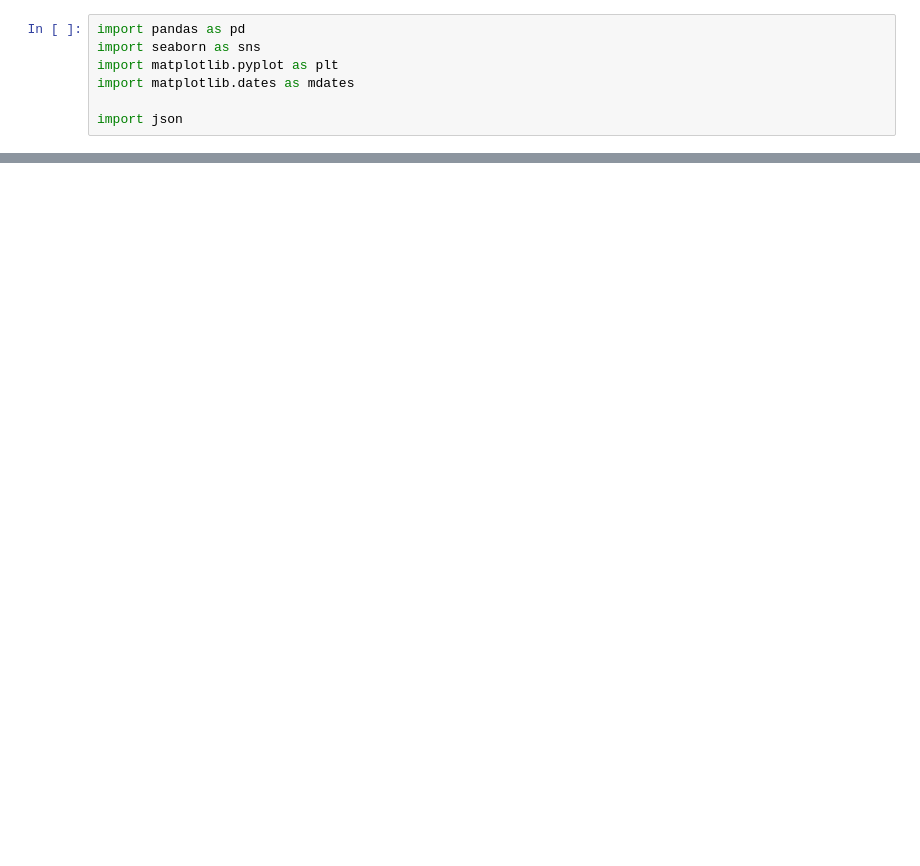
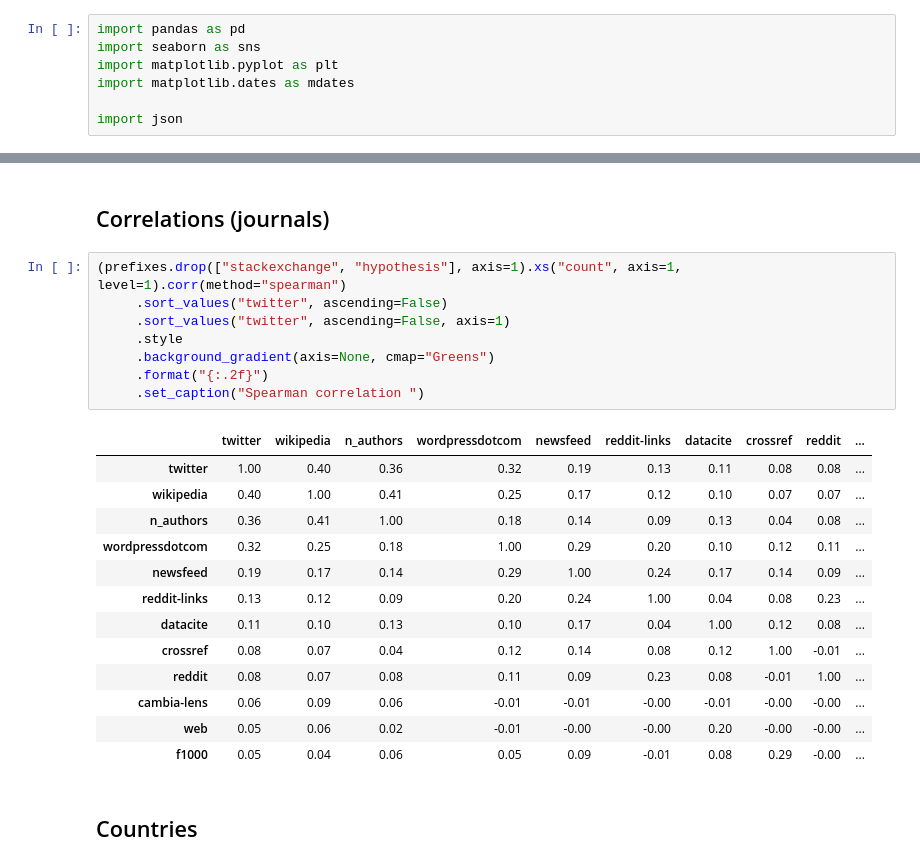
Before and after one commit to ScholCommLab/paperbuzz_analysis, a Jupyter notebook: analyse_paperbuzz.ipynb, the cells around one changed output, grey strips where cells are left out. Drawn from its saved outputs; the diff is of its cells as text; blank space fills up the shorter version.

```diff
--- a/analyse_paperbuzz.ipynb
+++ b/analyse_paperbuzz.ipynb
@@ -86,0 +119,26 @@ len(df2[df2['coverage'] == 0])/len(df2)
+# %% [markdown]
+## Correlations (journals)
+# %%
+(prefixes.drop(["stackexchange", "hypothesis"], axis=1).xs("count", axis=1, level=1).corr(method="spearman")
+     .sort_values("twitter", ascending=False)
+     .sort_values("twitter", ascending=False, axis=1)
+     .style
+     .background_gradient(axis=None, cmap="Greens")
+     .format("{:.2f}")
+     .set_caption("Spearman correlation ")
+# %% [output]
+|  | twitter | wikipedia | n_authors | wordpressdotcom | newsfeed | reddit-links | datacite | crossref | reddit | ... |
+| twitter | 1.00 | 0.40 | 0.36 | 0.32 | 0.19 | 0.13 | 0.11 | 0.08 | 0.08 | ... |
+| wikipedia | 0.40 | 1.00 | 0.41 | 0.25 | 0.17 | 0.12 | 0.10 | 0.07 | 0.07 | ... |
+| n_authors | 0.36 | 0.41 | 1.00 | 0.18 | 0.14 | 0.09 | 0.13 | 0.04 | 0.08 | ... |
+| wordpressdotcom | 0.32 | 0.25 | 0.18 | 1.00 | 0.29 | 0.20 | 0.10 | 0.12 | 0.11 | ... |
+| newsfeed | 0.19 | 0.17 | 0.14 | 0.29 | 1.00 | 0.24 | 0.17 | 0.14 | 0.09 | ... |
+| reddit-links | 0.13 | 0.12 | 0.09 | 0.20 | 0.24 | 1.00 | 0.04 | 0.08 | 0.23 | ... |
+| datacite | 0.11 | 0.10 | 0.13 | 0.10 | 0.17 | 0.04 | 1.00 | 0.12 | 0.08 | ... |
+| crossref | 0.08 | 0.07 | 0.04 | 0.12 | 0.14 | 0.08 | 0.12 | 1.00 | -0.01 | ... |
+| reddit | 0.08 | 0.07 | 0.08 | 0.11 | 0.09 | 0.23 | 0.08 | -0.01 | 1.00 | ... |
+| cambia-lens | 0.06 | 0.09 | 0.06 | -0.01 | -0.01 | -0.00 | -0.01 | -0.00 | -0.00 | ... |
+| web | 0.05 | 0.06 | 0.02 | -0.01 | -0.00 | -0.00 | 0.20 | -0.00 | -0.00 | ... |
+| f1000 | 0.05 | 0.04 | 0.06 | 0.05 | 0.09 | -0.01 | 0.08 | 0.29 | -0.00 | ... |
+# %% [markdown]
+## Countries
```
Also changed, not shown: parts of 15 cells of this notebook, 7 other files.
